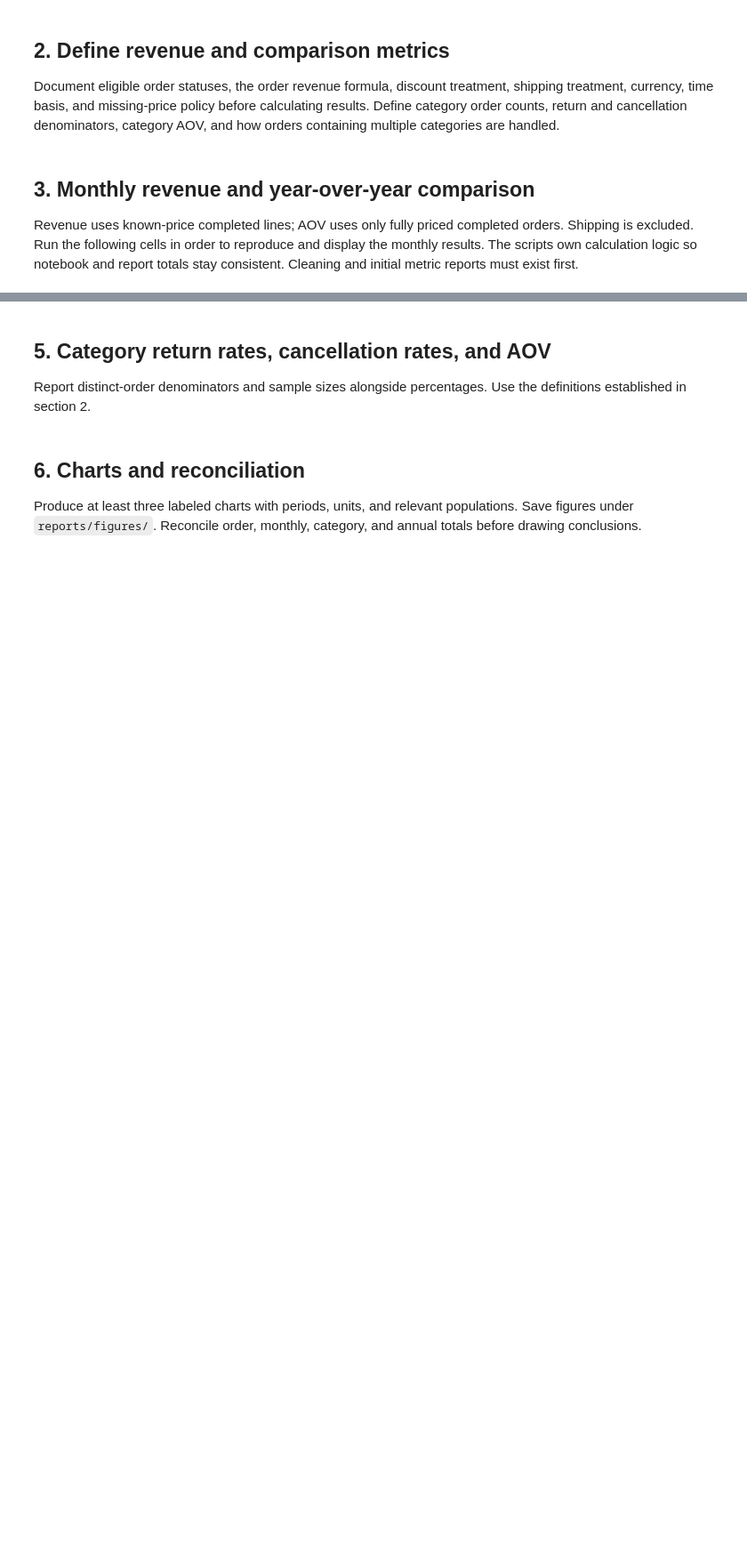
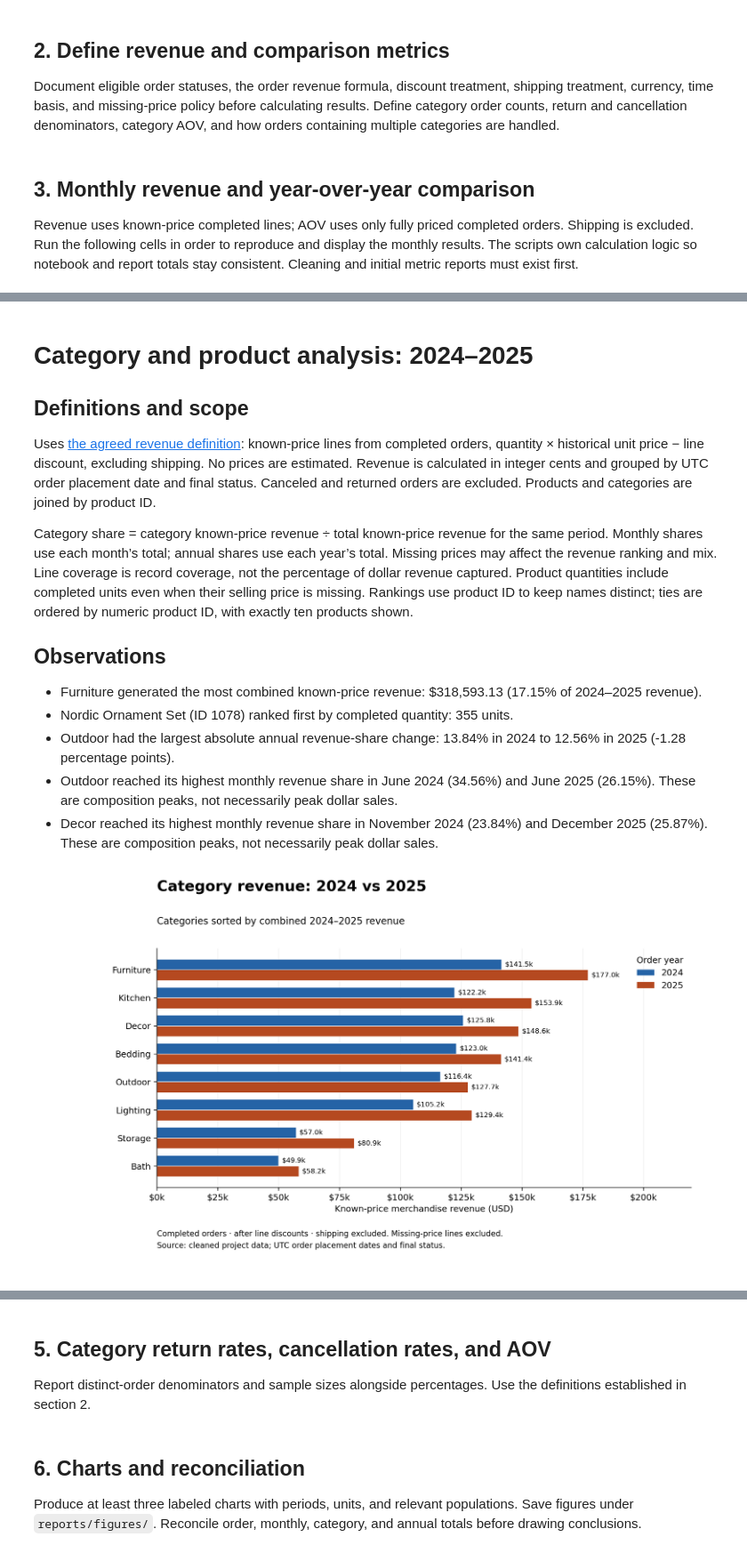
Before and after one commit to Mohamed-Shaheedullah/wayfair-analysis-AI, a Jupyter notebook: notebooks/ecommerce_analysis.ipynb, the cells around one changed output, grey strips where cells are left out. Shown at 89% size. Saved outputs shown, nothing was run; the diff lists cells and outputs as text; code cells hidden in the pictures; blank space fills up the shorter version.

```diff
--- a/notebooks/ecommerce_analysis.ipynb
+++ b/notebooks/ecommerce_analysis.ipynb
@@ -46,0 +178,21 @@ Rank categories by revenue and products by eligible quantity. Keep product IDs w
+# %%
+display(Markdown((ROOT / "reports/category_analysis.md").read_text(encoding="utf-8").split("## Category revenue by year")[0]))
+for figure in ("category_revenue", "top_products", "monthly_category_mix"):
+    display(Image(filename=str(ROOT / f"reports/figures/{figure}.png")))
+# %% [output]
+# Category and product analysis: 2024–2025
+
+## Definitions and scope
+
+Uses [the agreed revenue definition](metrics.md): known-price lines from completed orders, quantity × historical unit price − line discount, excluding shipping. No prices are estimated. Revenue is calculated in integer cents and grouped by UTC order placement date and final status. Canceled and returned orders are excluded. Products and categories are joined by product ID.
+
+Category share = category known-price revenue ÷ total known-price revenue for the same period. Monthly shares use each month’s total; annual shares use each year’s total. Missing prices may affect the revenue ranking and mix. Line coverage is record coverage, not the percentage of dollar revenue captured. Product quantities include completed units even when their selling price is missing. Rankings use product ID to keep names distinct; ties are ordered by numeric product ID, with exactly ten products shown.
+
+## Observations
+
+- Furniture generated the most combined known-price revenue: $318,593.13 (17.15% of 2024–2025 revenue).
+- Nordic Ornament Set (ID 1078) ranked first by completed quantity: 355 units.
+- Outdoor had the largest absolute annual revenue-share change: 13.84% in 2024 to 12.56% in 2025 (-1.28 percentage points).
+- Outdoor reached its highest monthly revenue share in June 2024 (34.56%) and June 2025 (26.15%). These are composition peaks, not necessarily peak dollar sales.
+- Decor reached its highest monthly revenue share in November 2024 (23.84%) and December 2025 (25.87%). These are composition peaks, not necessarily peak dollar sales.
+[figure, added]
```
Also changed, not shown: parts of 9 cells of this notebook, 11 other files.
